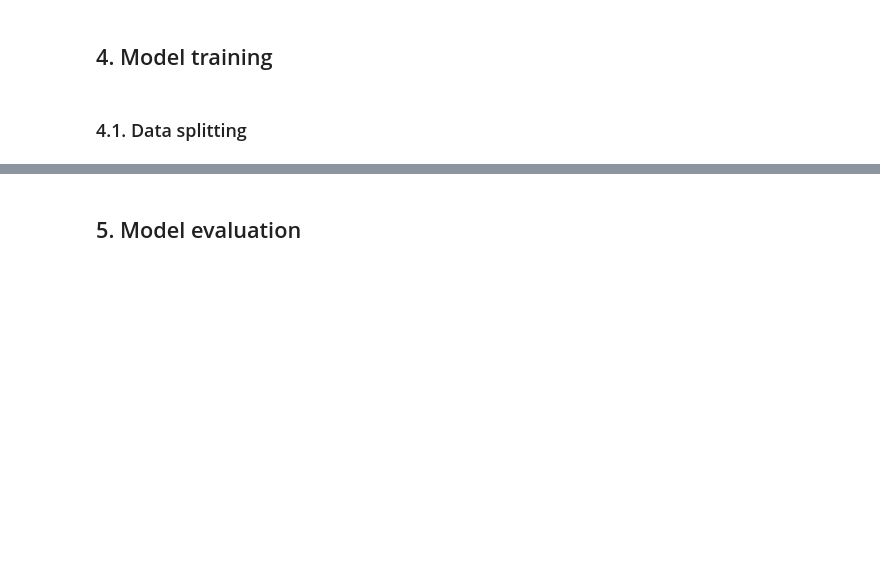
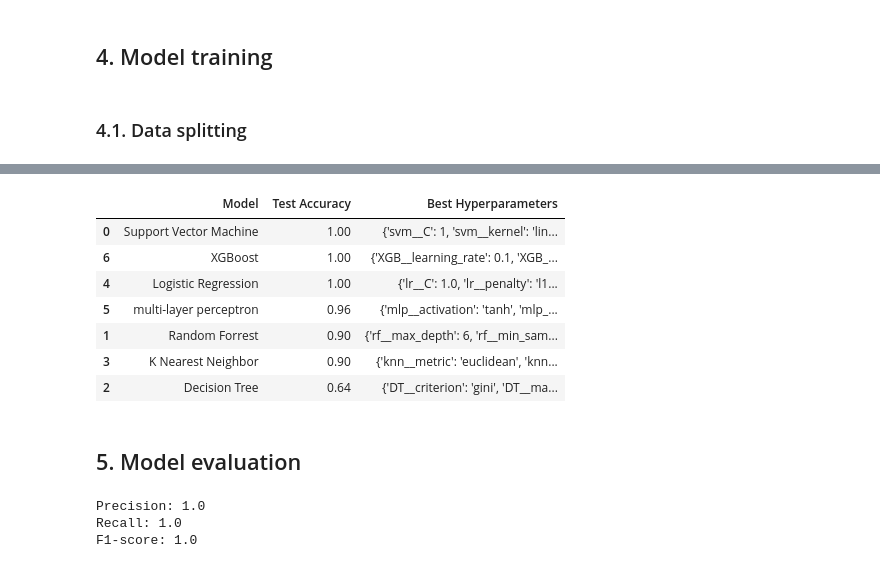
Before and after one commit to Roberto-TM/TM10007_ML_Project_group3, a Jupyter notebook: assignment.ipynb, the cells around one changed output, grey strips where cells are left out. Saved outputs shown, nothing was run; the diff lists cells and outputs as text; code cells hidden in the pictures; blank space fills up the shorter version.

```diff
--- a/assignment.ipynb
+++ b/assignment.ipynb
@@ -245,2 +393,52 @@ x_train, x_test, y_train, y_test = train_test_split(x, y, random_state=0, test_s
+# %%
+grid_dict = {0: 'Support Vector Machine', 1: 'Random Forrest', 2: 'Decision Tree',
+             3: 'K Nearest Neighbor', 4: 'Logistic Regression', 5: 'multi-layer perceptron',
+             6: 'XGBoost'}
+results_list = []
+
+for i, model in enumerate(grids):
+    model_name = grid_dict[i]
+    accuracy = model.score(X_test, y_test)
+    best_params = model.best_params_
+
+    results_list.append({
+        'Model': model_name,
+        'Test Accuracy': accuracy,
+        'Best Hyperparameters': best_params
+    })
+
+results_df = pd.DataFrame(results_list)
+results_df.sort_values(by='Test Accuracy', ascending=False, inplace=True)
+
+from IPython.display import display
+
+pd.set_option('display.max_colwidth', 200)
+display(results_df)
+# %% [output]
+|  | Model | Test Accuracy | Best Hyperparameters |
+| 0 | Support Vector Machine | 1.00 | {'svm__C': 1, 'svm__kernel': 'lin... |
+| 6 | XGBoost | 1.00 | {'XGB__learning_rate': 0.1, 'XGB_... |
+| 4 | Logistic Regression | 1.00 | {'lr__C': 1.0, 'lr__penalty': 'l1... |
+| 5 | multi-layer perceptron | 0.96 | {'mlp__activation': 'tanh', 'mlp_... |
+| 1 | Random Forrest | 0.90 | {'rf__max_depth': 6, 'rf__min_sam... |
+| 3 | K Nearest Neighbor | 0.90 | {'knn__metric': 'euclidean', 'knn... |
+| 2 | Decision Tree | 0.64 | {'DT__criterion': 'gini', 'DT__ma... |
 # %% [markdown]
 ## 5. Model evaluation
+# %%
+from sklearn.metrics import precision_score, recall_score, f1_score
+
+best_model = grids[0].best_estimator_
+y_pred = best_model.predict(X_test)
+
+precision = precision_score(y_test, y_pred)
+recall = recall_score(y_test, y_pred)
+f1 = f1_score(y_test, y_pred)
+
+print(f"Precision: {precision}")
+print(f"Recall: {recall}")
+print(f"F1-score: {f1}")
+# %% [output]
+Precision: 1.0
+Recall: 1.0
+F1-score: 1.0
```
Also changed, not shown: parts of 11 cells of this notebook.
